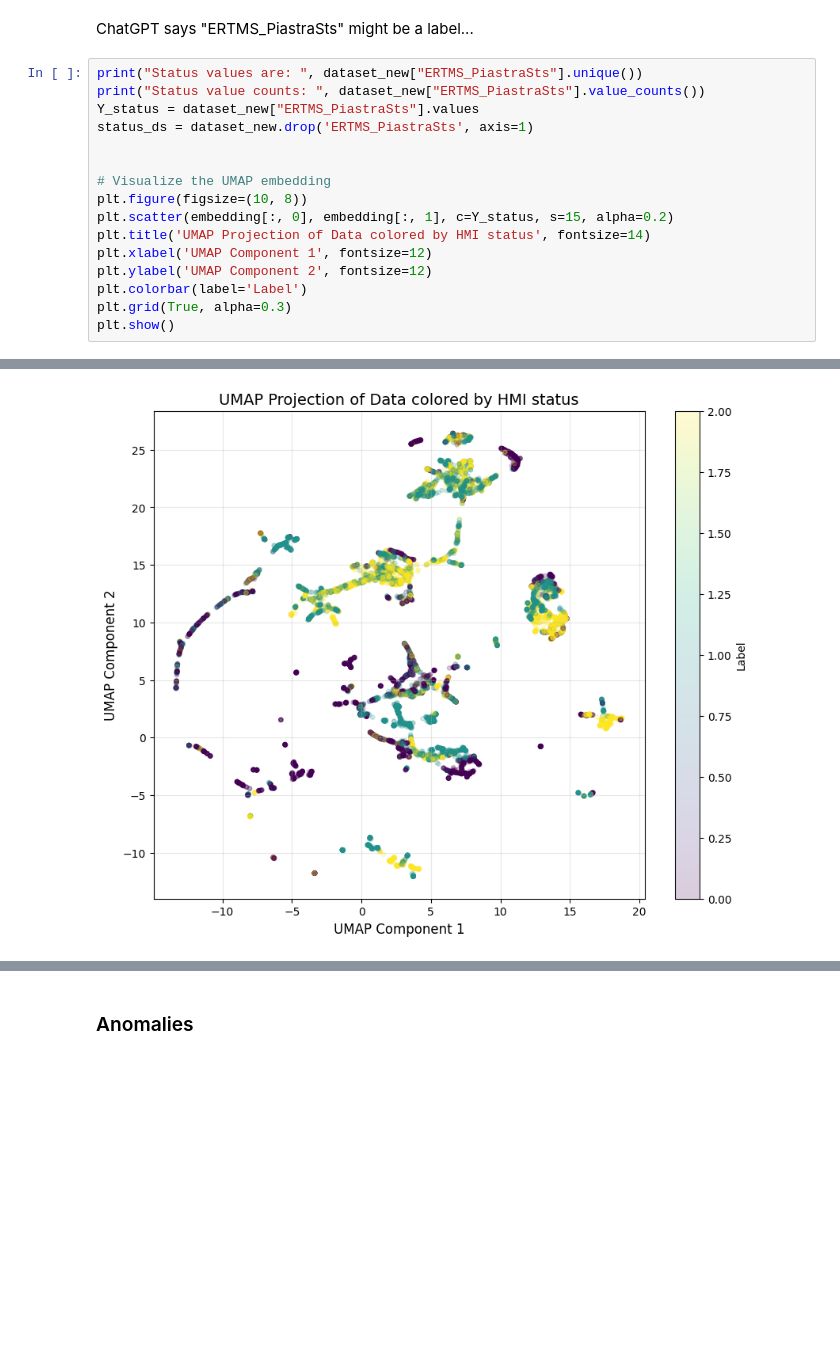
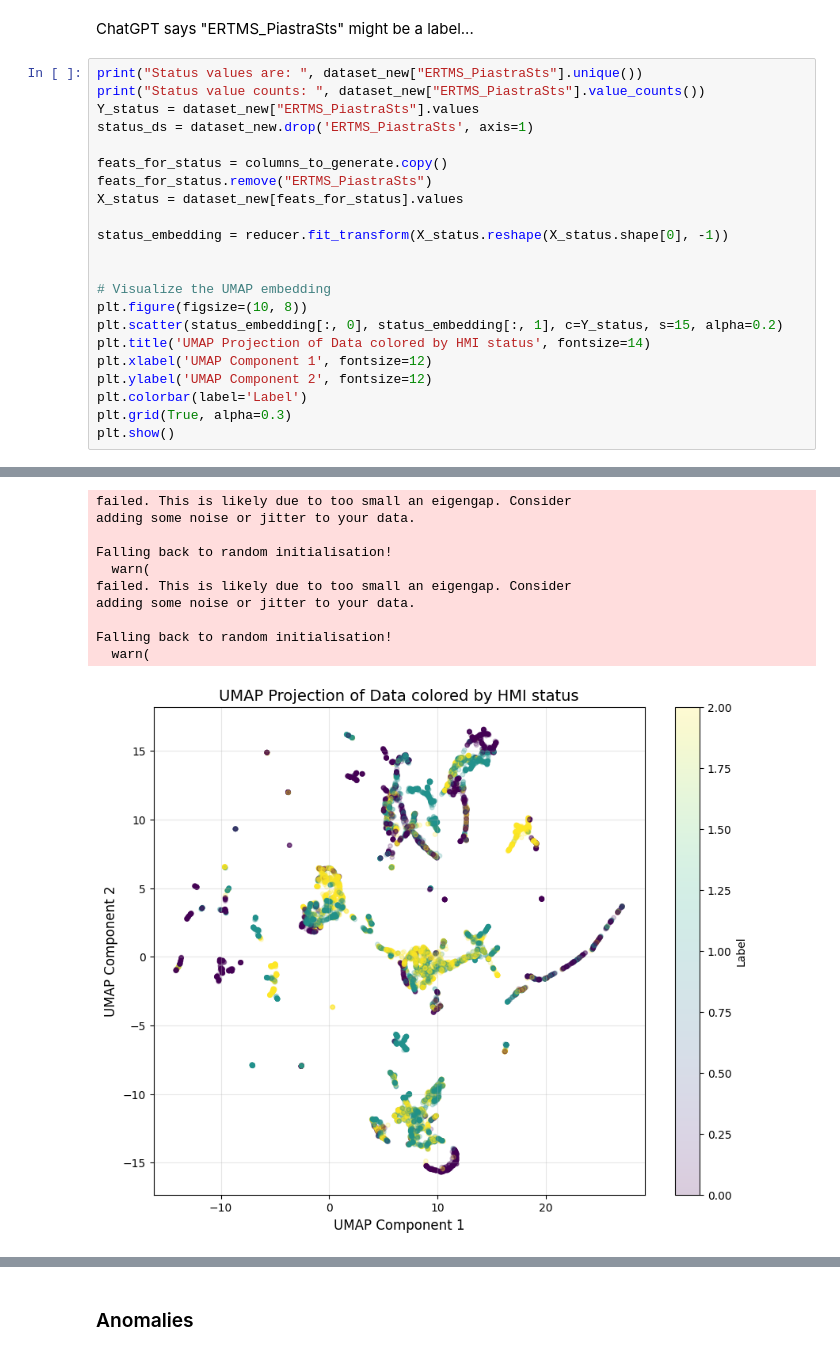
Before and after one commit to DISTA-IoT/Train_IIoT_SyntheticDataGeneration, a Jupyter notebook: synthetic_causal_system.ipynb, the cells around one changed output, grey strips where cells are left out. Saved outputs shown, nothing was run; the diff lists cells and outputs as text; blank space fills up the shorter version.

```diff
--- a/synthetic_causal_system.ipynb
+++ b/synthetic_causal_system.ipynb
@@ -719,24 +719,40 @@ ChatGPT says "ERTMS_PiastraSts" might be a label...
 # %%
 print("Status values are: ", dataset_new["ERTMS_PiastraSts"].unique())
 print("Status value counts: ", dataset_new["ERTMS_PiastraSts"].value_counts())
 Y_status = dataset_new["ERTMS_PiastraSts"].values
 status_ds = dataset_new.drop('ERTMS_PiastraSts', axis=1)
 
+feats_for_status = columns_to_generate.copy()
+feats_for_status.remove("ERTMS_PiastraSts")
+X_status = dataset_new[feats_for_status].values
+
+status_embedding = reducer.fit_transform(X_status.reshape(X_status.shape[0], -1))
+
 
 # Visualize the UMAP embedding
 plt.figure(figsize=(10, 8))
-plt.scatter(embedding[:, 0], embedding[:, 1], c=Y_status, s=15, alpha=0.2)
+plt.scatter(status_embedding[:, 0], status_embedding[:, 1], c=Y_status, s=15, alpha=0.2)
 plt.title('UMAP Projection of Data colored by HMI status', fontsize=14)
 plt.xlabel('UMAP Component 1', fontsize=12)
 plt.ylabel('UMAP Component 2', fontsize=12)
 plt.colorbar(label='Label')
 plt.grid(True, alpha=0.3)
 plt.show()
 # %% [output]
 Status values are:  [0. 1. 2.]
 Status value counts:  ERTMS_PiastraSts
 1.0    4575
 2.0    4345
 0.0    3430
 Name: count, dtype: int64
+failed. This is likely due to too small an eigengap. Consider
+adding some noise or jitter to your data.
+
+Falling back to random initialisation!
+  warn(
+failed. This is likely due to too small an eigengap. Consider
+adding some noise or jitter to your data.
+
+Falling back to random initialisation!
+  warn(
-[figure, old version]
+[figure, new version]
```
Also changed, not shown: parts of 2 cells of this notebook.
